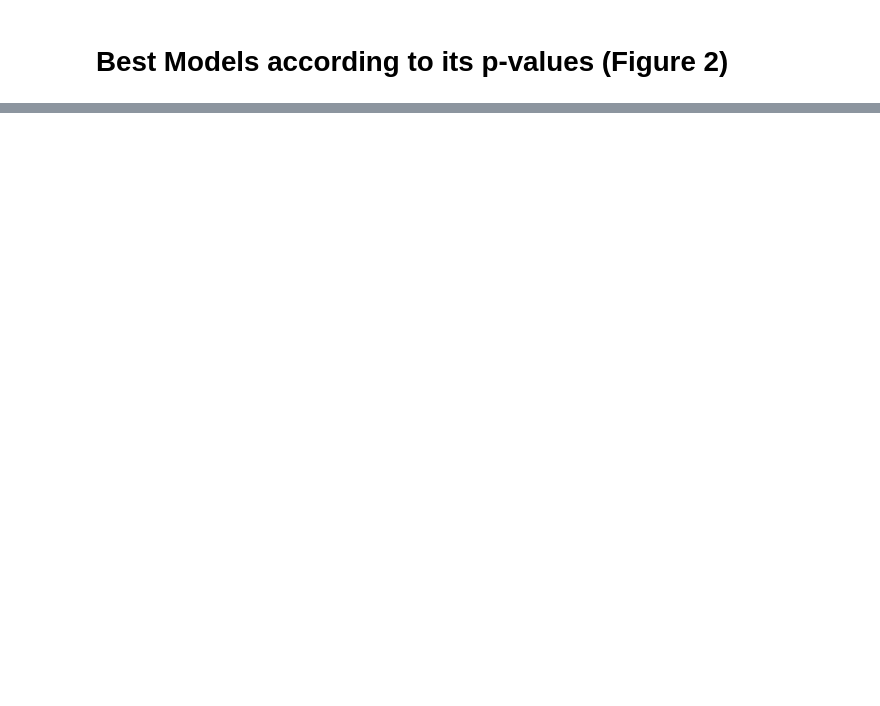
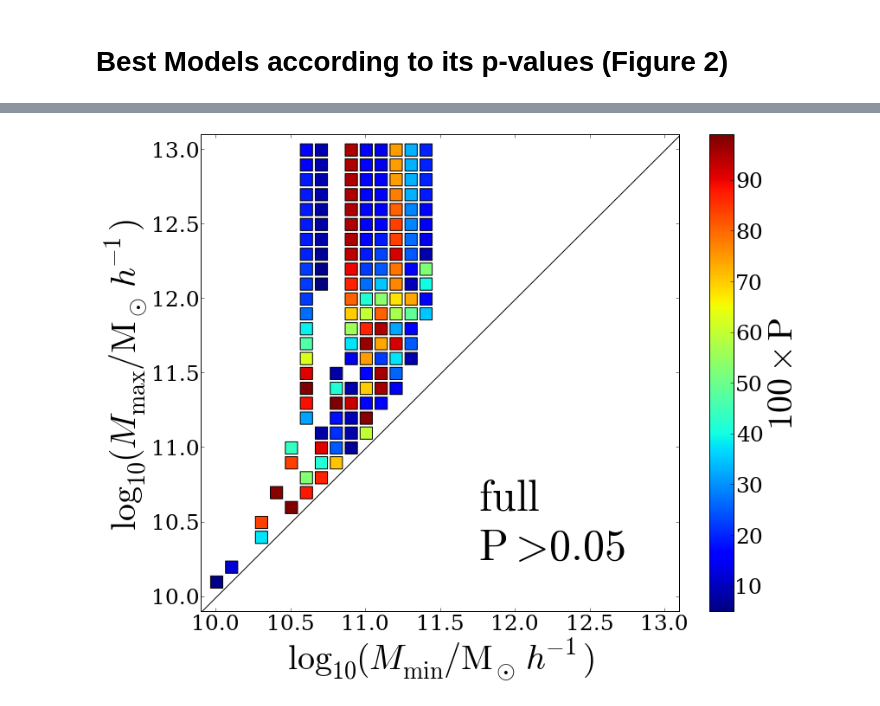
Before and after one commit to forero/CosmicVarianceLAES, a Jupyter notebook: code/paper.ipynb, the cells around one changed output, grey strips where cells are left out. Drawn from its saved outputs; the diff is of its cells as text; code cells hidden in the pictures; blank space fills up the shorter version.

```diff
--- a/code/paper.ipynb
+++ b/code/paper.ipynb
@@ -15,7 +15,7 @@ Figure1 = False
 # %% [markdown]
 ## Halo Number Density (Figure 1)
 # %%
-if Figure1:
+def make_figure1(void):
     obs_file = obs_path+"Yamada2012_surface_density.dat"
     obs_prop = loadtxt(obs_file, skiprows=4)
     N_lae_obs = obs_prop[:,1]
@@ -37,7 +37,7 @@ if Figure1:
     fig = figure(1, figsize=(9.5,6.5))
     ax = axes()
     ax.set_xlabel("$\log_{10}\mathrm{M_{h}\ [M_{\odot}}h^{-1}]$",fontsize=25)
-    ax.set_ylabel("$\log_{10}\mathrm{(n(>M_{h})_{h})\ [arcmin}^{-2}]$",fontsize=25)
+    ax.set_ylabel("$\log_{10}\mathrm{(n(>M_{h}))\ [arcmin}^{-2}]$",fontsize=25)
     ticklabels_x = ax.get_xticklabels()
     ticklabels_y = ax.get_yticklabels()
 
@@ -221,0 +165,14 @@ savefig(filename + '.png',format = 'png', transparent=True)
+# %%
+Figure1 = False
+Figure2 = True
+
+if Figure1:
+    make_figure1()
+
+if Figure2:
+    make_figure2('FOF', p_threshold=0.05, survey_name='match')
+    make_figure2('FOF', p_threshold=0.99, survey_name='match')
+    make_figure2('FOF', p_threshold=0.05, survey_name='random')
+    make_figure2('FOF', p_threshold=0.05, survey_name='full')
+# %% [output]
+[figure, added]
```
Also changed, not shown: parts of 3 cells of this notebook, 2 other files.
